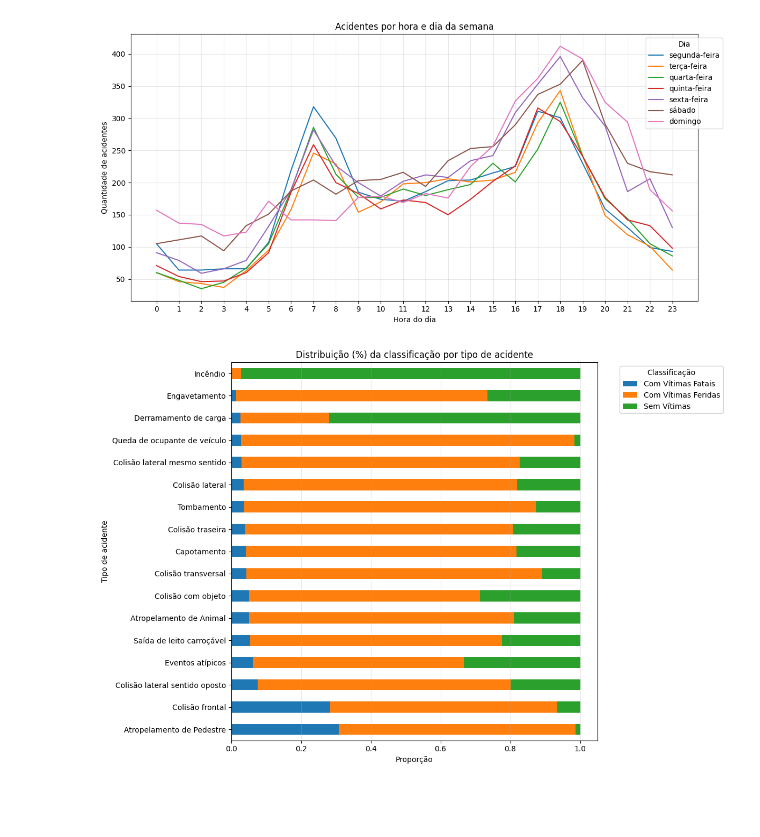
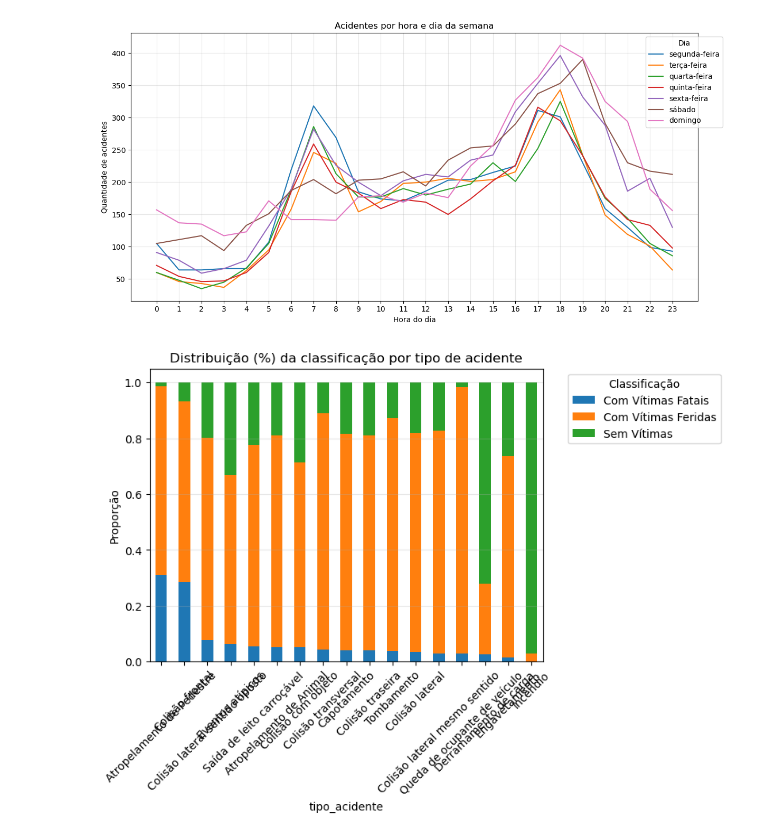
Before and after one commit to ramonsss/Acidentes-de-Transito, a Jupyter notebook: notebook/AcidentesTransito_projeto.ipynb, the cells around one changed output. Drawn from its saved outputs; the diff is of its cells as text; code cells hidden in the pictures; blank space fills up the shorter version.

```diff
--- a/notebook/AcidentesTransito_projeto.ipynb
+++ b/notebook/AcidentesTransito_projeto.ipynb
@@ -11,5 +6,5 @@ Drive already mounted at /content/drive; to attempt to forcibly remount, call dr
 # %%
-df = pd.read_csv('/content/drive/MyDrive/Trabalhos/datatran2021.csv', encoding='latin1', sep=';')
+df = pd.read_csv('../datatran2021.csv', encoding='latin1', sep=';')
 # %%
 df.head(50)
 # %% [output]
@@ -369,18 +360,20 @@ plt.show()
 # %% [output]
 [figure]
 # %%
-class_tipo.plot(kind="barh", stacked=True, figsize=(12, 8))
+class_tipo = pd.crosstab(df["tipo_acidente"], df["classificacao_acidente"], normalize="index")
+
+class_tipo = class_tipo.sort_values(by=list(class_tipo.columns), ascending=False)
+
+class_tipo.plot(kind="bar", stacked=True)
 
 plt.title("Distribuição (%) da classificação por tipo de acidente")
-plt.xlabel("Proporção")
-plt.ylabel("Tipo de acidente")
+plt.ylabel("Proporção")
+plt.xticks(rotation=45)
 plt.legend(title="Classificação", bbox_to_anchor=(1.05, 1))
-plt.grid(axis="x", alpha=0.3)
-
-plt.tight_layout()
+plt.grid(axis="y", alpha=0.3)
 plt.show()
 # %% [output]
-[figure, old version]
+[figure, new version]
 # %%
 pessoas_analise = df.groupby("pessoas")[["mortos", "feridos_leves"]].mean()
 pessoas_analise = pessoas_analise.sort_index()
```
Also changed, not shown: parts of 18 cells of this notebook, 1 other file.
